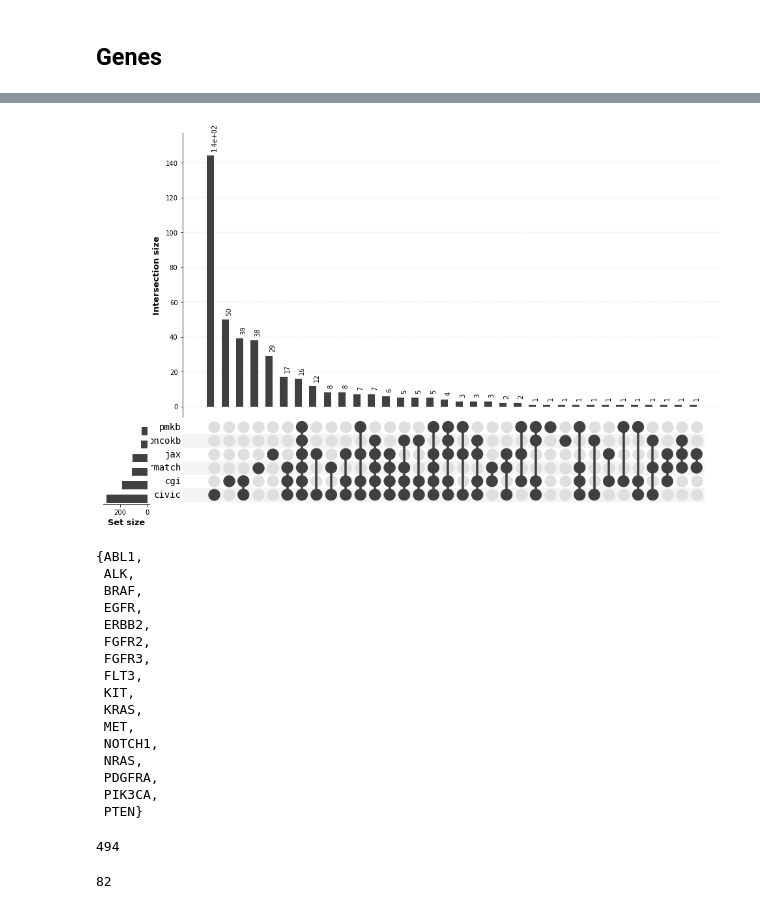
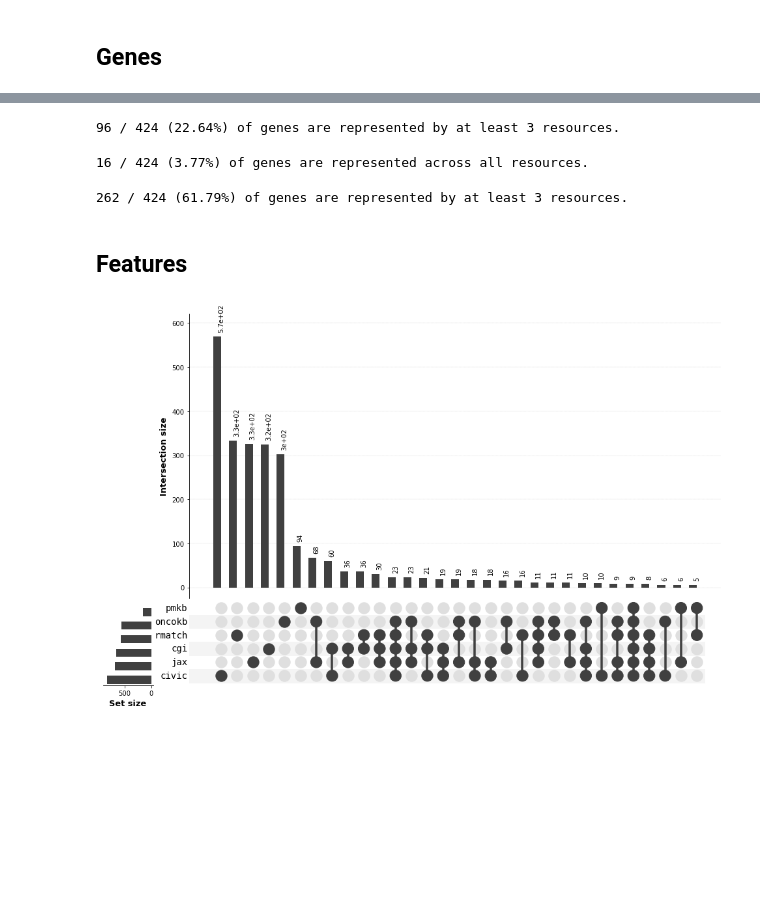
Before and after one commit to ohsu-comp-bio/g2p-aggregator, a Jupyter notebook: notebooks/paper_analysis/figures.ipynb, the cells around one changed output, grey strips where cells are left out. Cells and saved outputs as stored; diff of their text form; code cells hidden in the pictures; blank space fills up the shorter version.

```diff
--- a/notebooks/paper_analysis/figures.ipynb
+++ b/notebooks/paper_analysis/figures.ipynb
@@ -43,6 +43,7 @@ pmkb: 600 (3.6% of total)
 # remove biological associations
 oncokb_biological = core_vdb.select(lambda x: x['source'] == 'oncokb' and 'biological' in x['raw'])
 oncokb_biological.report_groups(core_vdb)
+core_vdb = core_vdb - oncokb_biological
 # %% [output]
 oncokb: 3801 (93.9% of superset)
 Total: 3801 (22.5% of superset)
@@ -169,43 +310,36 @@ get_feature_names([x for x in r7 if x['source'] == 'cgi'])
+# %%
+# >=3x coverage
+count = Counter()
+for source in genes_by_source:
+    count.update(genes_by_source[source])
+high_coverage_genes = [gene for gene in count if count[gene] >= 3]
+hc_size = len(high_coverage_genes)
+print("{} / {} ({:.2%}) of genes are represented by at least 3 resources.".format(hc_size, all_size,
+                                                                                  hc_size / all_size))
+# %% [output]
+96 / 424 (22.64%) of genes are represented by at least 3 resources.
+# %%
+# ==1x coverage
+print("{} / {} ({:.2%}) of genes are represented across all resources.".format(len(all_set_genes), all_size,
+                                                                                  len(all_set_genes) / all_size))
+# %% [output]
+16 / 424 (3.77%) of genes are represented across all resources.
+# %%
+# ==1x coverage
+count = Counter()
+for source in genes_by_source:
+    count.update(genes_by_source[source])
+unique_coverage_genes = [gene for gene in count if count[gene] == 1]
+uc_size = len(unique_coverage_genes)
+print("{} / {} ({:.2%}) of genes are represented by at least 3 resources.".format(uc_size, all_size,
+                                                                                  uc_size / all_size))
+# %% [output]
+262 / 424 (61.79%) of genes are represented by at least 3 resources.
+# %% [markdown]
+## Features
 # %%
-x = core_vdb.plot_element_by_source('genes', min_bound=1)
+x = core_vdb.plot_element_by_source('features', min_bound=5)
 f = x['figure']
-f.savefig('out/genes.pdf')
+f.savefig('out/features.pdf')
 # %% [output]
-[figure, old version]
+[figure, new version]
-# %%
-# Genes observed in all knowledgebases
-gene_by_source_dict = x['input_data']
-all_set_genes = set.intersection(*(gene_by_source_dict.values()))
-all_set_genes
-# %% [output]
-{ABL1,
- ALK,
- BRAF,
- EGFR,
- ERBB2,
- FGFR2,
- FGFR3,
- FLT3,
- KIT,
- KRAS,
- MET,
- NOTCH1,
- NRAS,
- PDGFRA,
- PIK3CA,
- PTEN}
-# %%
-# Total genes
-all_genes = set.union(*(s.values()))
-len(all_genes)
-# %% [output]
-494
-# %%
-# >=3x coverage
-count = Counter()
-for source in s:
-    count.update(s[source])
-high_coverage_genes = [gene for gene in count if count[gene] > 3]
-len(high_coverage_genes)
-# %% [output]
-82
```
Also changed, not shown: parts of 23 cells of this notebook, 2 other files.
